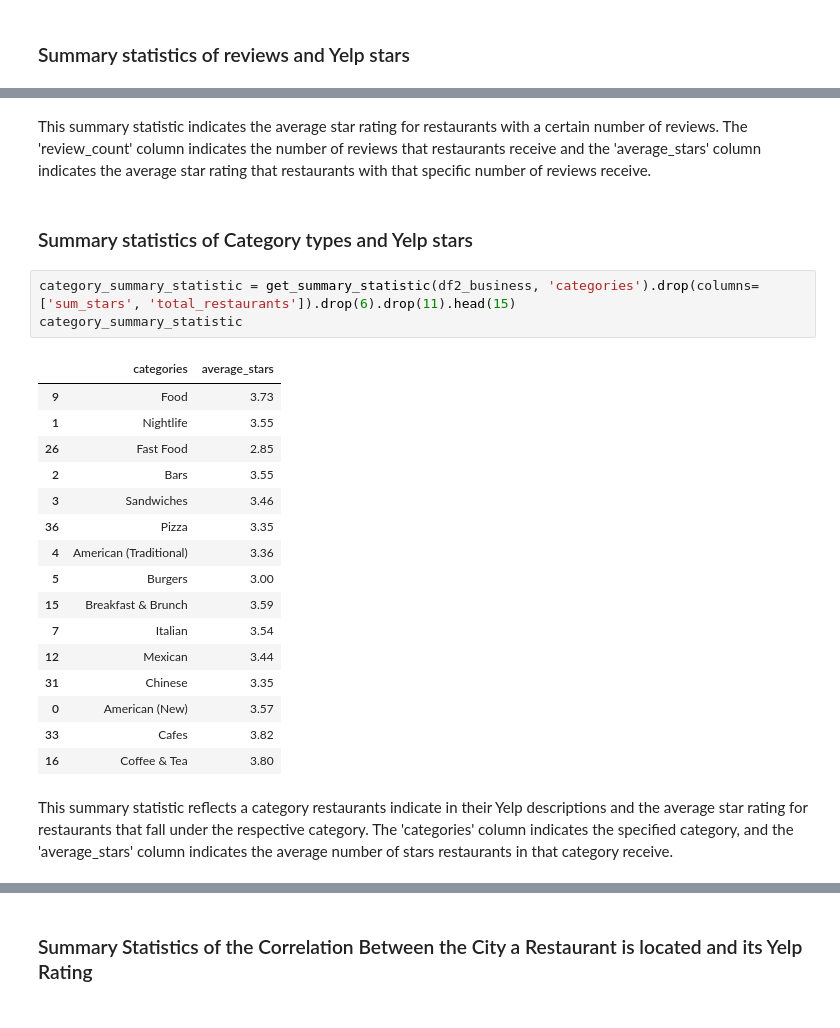
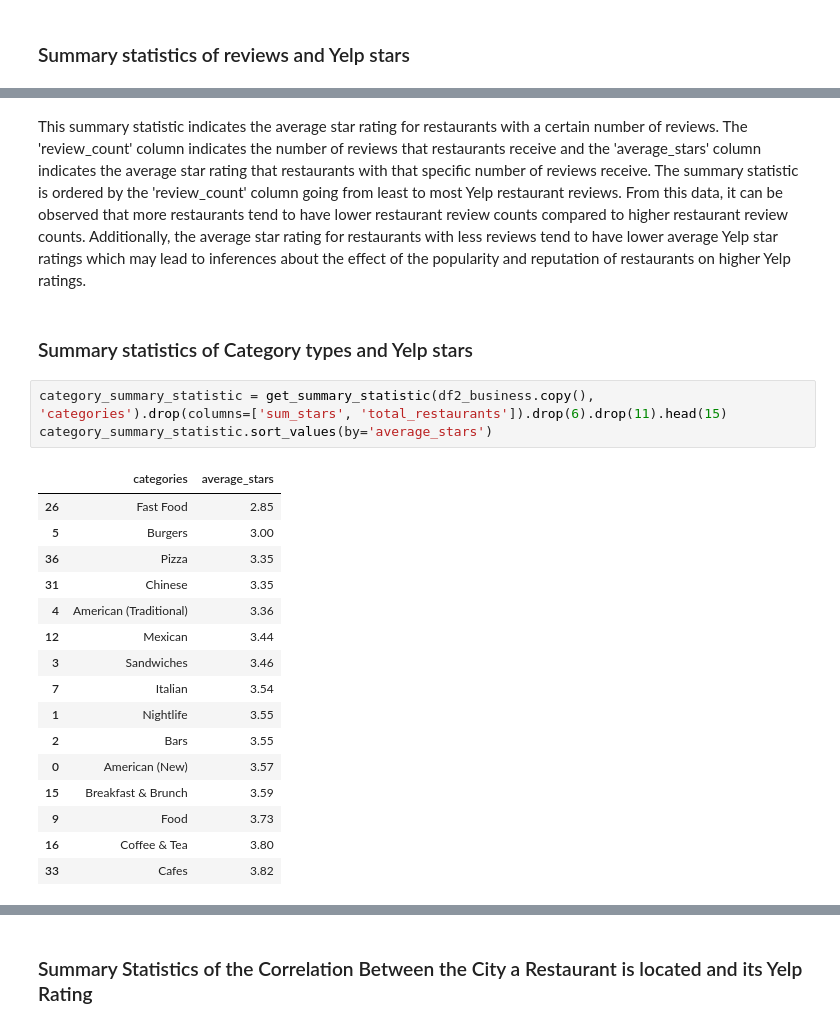
Before and after one commit to vvickychan/yelp-code, a Jupyter notebook: yelp.ipynb, the cells around one changed output, grey strips where cells are left out. Drawn from its saved outputs; the diff is of its cells as text.

Commit message:
Edited summary statistic descriptions
Expanded on the summary statistics from Project 1

```diff
--- a/yelp.ipynb
+++ b/yelp.ipynb
@@ -280,28 +284,26 @@ review_summary_statistic
 | 787 | 7361 | 1 | 4.00 |
 977 rows × 3 columns
 # %% [markdown]
-This summary statistic indicates the average star rating for restaurants with a certain number of reviews. The 'review_count' column indicates the number of reviews that restaurants receive and the 'average_stars' column indicates the average star rating that restaurants with that specific number of reviews receive.
+This summary statistic indicates the average star rating for restaurants with a certain number of reviews. The 'review_count' column indicates the number of reviews that restaurants receive and the 'average_stars' column indicates the average star rating that restaurants with that specific number of reviews receive. The summary statistic is ordered by the 'review_count' column going from least to most Yelp restaurant reviews. From this data, it can be observed that more restaurants tend to have lower restaurant review counts compared to higher restaurant review counts. Additionally, the average star rating for restaurants with less reviews tend to have lower average Yelp star ratings which may lead to inferences about the effect of the popularity and reputation of restaurants on higher Yelp ratings.
 # %% [markdown]
 ### Summary statistics of Category types and Yelp stars
 # %%
-category_summary_statistic = get_summary_statistic(df2_business, 'categories').drop(columns=['sum_stars', 'total_restaurants']).drop(6).drop(11).head(15)
-category_summary_statistic
+category_summary_statistic = get_summary_statistic(df2_business.copy(), 'categories').drop(columns=['sum_stars', 'total_restaurants']).drop(6).drop(11).head(15)
+category_summary_statistic.sort_values(by='average_stars')
 # %% [output]
 |  | categories | average_stars |
+| 26 | Fast Food | 2.85 |
+| 5 | Burgers | 3.00 |
+| 36 | Pizza | 3.35 |
+| 31 | Chinese | 3.35 |
+| 4 | American (Traditional) | 3.36 |
+| 12 | Mexican | 3.44 |
+| 3 | Sandwiches | 3.46 |
+| 7 | Italian | 3.54 |
+| 1 | Nightlife | 3.55 |
+| 2 | Bars | 3.55 |
+| 0 | American (New) | 3.57 |
+| 15 | Breakfast & Brunch | 3.59 |
 | 9 | Food | 3.73 |
-| 1 | Nightlife | 3.55 |
-| 26 | Fast Food | 2.85 |
-| 2 | Bars | 3.55 |
-| 3 | Sandwiches | 3.46 |
-| 36 | Pizza | 3.35 |
-| 4 | American (Traditional) | 3.36 |
-| 5 | Burgers | 3.00 |
-| 15 | Breakfast & Brunch | 3.59 |
-| 7 | Italian | 3.54 |
-| 12 | Mexican | 3.44 |
-| 31 | Chinese | 3.35 |
-| 0 | American (New) | 3.57 |
+| 16 | Coffee & Tea | 3.80 |
 | 33 | Cafes | 3.82 |
-| 16 | Coffee & Tea | 3.80 |
-# %% [markdown]
-This summary statistic reflects a category restaurants indicate in their Yelp descriptions and the average star rating for restaurants that fall under the respective category. The 'categories' column indicates the specified category, and the 'average_stars' column indicates the average number of stars restaurants in that category receive.
```
Also changed, not shown: parts of 13 cells of this notebook.
